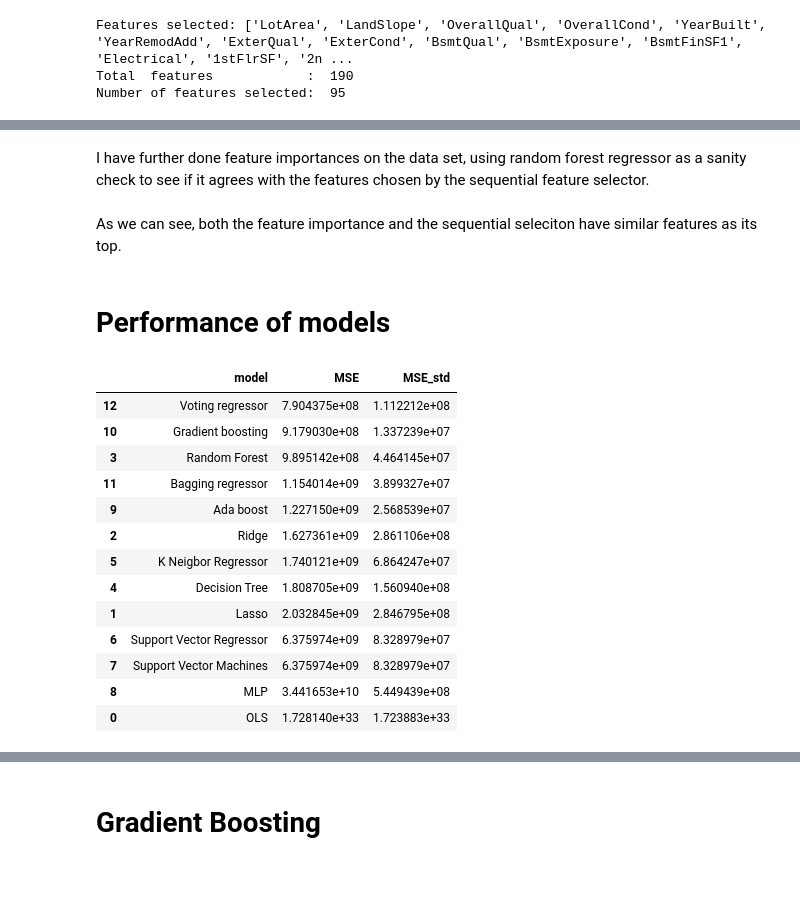
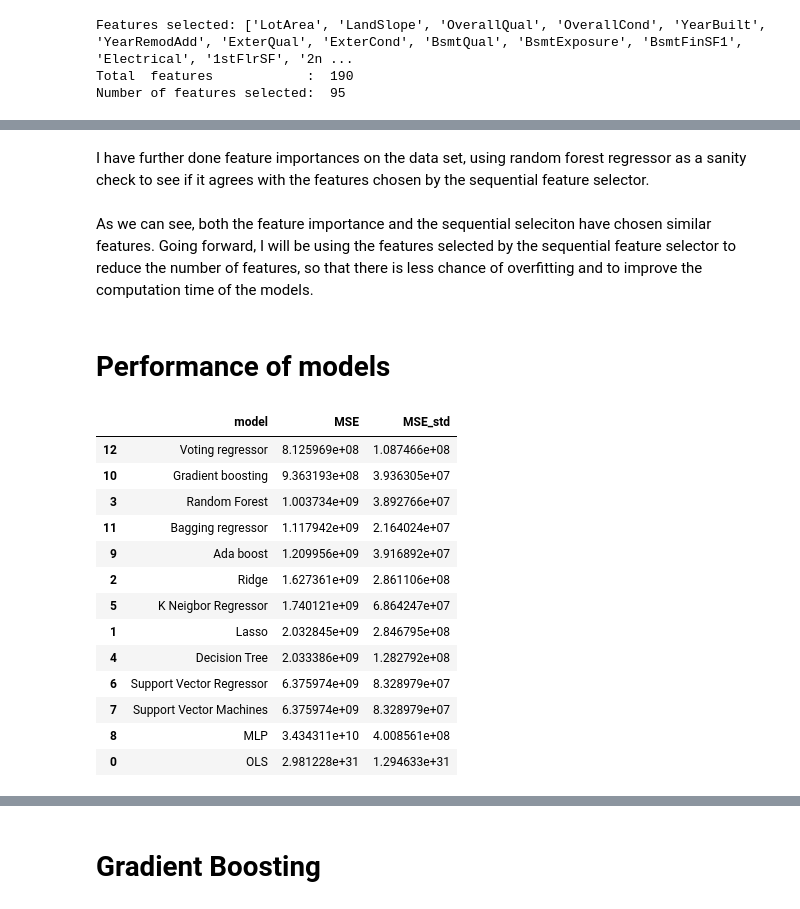
Before and after one commit to Sean-Chaos/DBA4811-Assignemnt-3, a Jupyter notebook: Working 1.ipynb, the cells around one changed output, grey strips where cells are left out. Saved outputs shown, nothing was run; the diff lists cells and outputs as text; code cells hidden in the pictures; blank space fills up the shorter version.

Commit message:
Add files via upload
fixed code
solved bugs
improved data shown

```diff
--- a/Working 1.ipynb
+++ b/Working 1.ipynb
@@ -267,8 +264,7 @@ X_train, X_test, y_train, y_test = data_generation(df, features)
 lr = Pipeline(steps=[("scaler", StandardScaler()),
                      ("mdl", Lasso())])
 
-sfs = SequentialFeatureSelector(lr, n_jobs=-1, n_features_to_select='auto',
-                                tol=None)
+sfs = SequentialFeatureSelector(lr, n_jobs=-1)
 sfs.fit(X_train, y_train)
 
 feature_selection_features = list(X_train.columns[sfs.get_support()])
@@ -328,7 +324,7 @@ forest_importances
 I have further done feature importances on the data set, using random forest regressor as a sanity check to see if it agrees with the features chosen by the sequential feature selector.
 <br>
 <br>
-As we can see, both the feature importance and the sequential seleciton have similar features as its top.
+As we can see, both the feature importance and the sequential seleciton have chosen similar features. Going forward, I will be using the features selected by the sequential feature selector to reduce the number of features, so that there is less chance of overfitting and to improve the computation time of the models.
 # %% [markdown]
 # Performance of models
 # %%
@@ -337,7 +333,7 @@ results = []
 names = []
 
 #--------------------------------------------------------------------------------------------------
-X_train, X_test, y_train, y_test = data_generation(df, features)
+X_train, X_test, y_train, y_test = data_generation(df, feature_selection_features)
 
 
 #--------------------------------------------------------------------------------------------------
@@ -363,44 +359,44 @@ models.append(('Gradient boosting', GradientBoostingRegressor()))
 
 models.append(('Bagging regressor', BaggingRegressor()))
 
 #--------------------------------------------------------------------------------------------------
 # VOTING
 gradboost = GradientBoostingRegressor()
 randomfor = RandomForestRegressor()
 adaboost = AdaBoostRegressor()
 ridge = Ridge()
 
 list_models = [('gradboost', gradboost),
                ('randomfor', randomfor),
                ('adaboost', adaboost),
                ('ridge', ridge)
               ]
 models.append(('Voting regressor', VotingRegressor(estimators=list_models)))
 
 
 for name, model in models:
     mdl = Pipeline(steps=[("scaler", StandardScaler()),
                           ("mdl", model)])
     cv_results = cross_val_score(mdl, X_train, y_train, cv=2, scoring='neg_mean_squared_error', n_jobs=-1)
     names.append(name)
     temp.append([name, abs(cv_results.mean()), cv_results.std()])
 
 mdl_performance = pd.DataFrame(temp, columns=['model', 'MSE', 'MSE_std'])
 mdl_performance = mdl_performance.sort_values('MSE', ascending=True)
 mdl_performance
 # %% [output]
 |  | model | MSE | MSE_std |
-| 12 | Voting regressor | 7.904375e+08 | 1.112212e+08 |
-| 10 | Gradient boosting | 9.179030e+08 | 1.337239e+07 |
-| 3 | Random Forest | 9.895142e+08 | 4.464145e+07 |
-| 11 | Bagging regressor | 1.154014e+09 | 3.899327e+07 |
-| 9 | Ada boost | 1.227150e+09 | 2.568539e+07 |
+| 12 | Voting regressor | 8.125969e+08 | 1.087466e+08 |
+| 10 | Gradient boosting | 9.363193e+08 | 3.936305e+07 |
+| 3 | Random Forest | 1.003734e+09 | 3.892766e+07 |
+| 11 | Bagging regressor | 1.117942e+09 | 2.164024e+07 |
+| 9 | Ada boost | 1.209956e+09 | 3.916892e+07 |
 | 2 | Ridge | 1.627361e+09 | 2.861106e+08 |
 | 5 | K Neigbor Regressor | 1.740121e+09 | 6.864247e+07 |
-| 4 | Decision Tree | 1.808705e+09 | 1.560940e+08 |
 | 1 | Lasso | 2.032845e+09 | 2.846795e+08 |
+| 4 | Decision Tree | 2.033386e+09 | 1.282792e+08 |
 | 6 | Support Vector Regressor | 6.375974e+09 | 8.328979e+07 |
 | 7 | Support Vector Machines | 6.375974e+09 | 8.328979e+07 |
-| 8 | MLP | 3.441653e+10 | 5.449439e+08 |
-| 0 | OLS | 1.728140e+33 | 1.723883e+33 |
+| 8 | MLP | 3.434311e+10 | 4.008561e+08 |
+| 0 | OLS | 2.981228e+31 | 1.294633e+31 |
 # %% [markdown]
```
Also changed, not shown: parts of 44 cells of this notebook.
